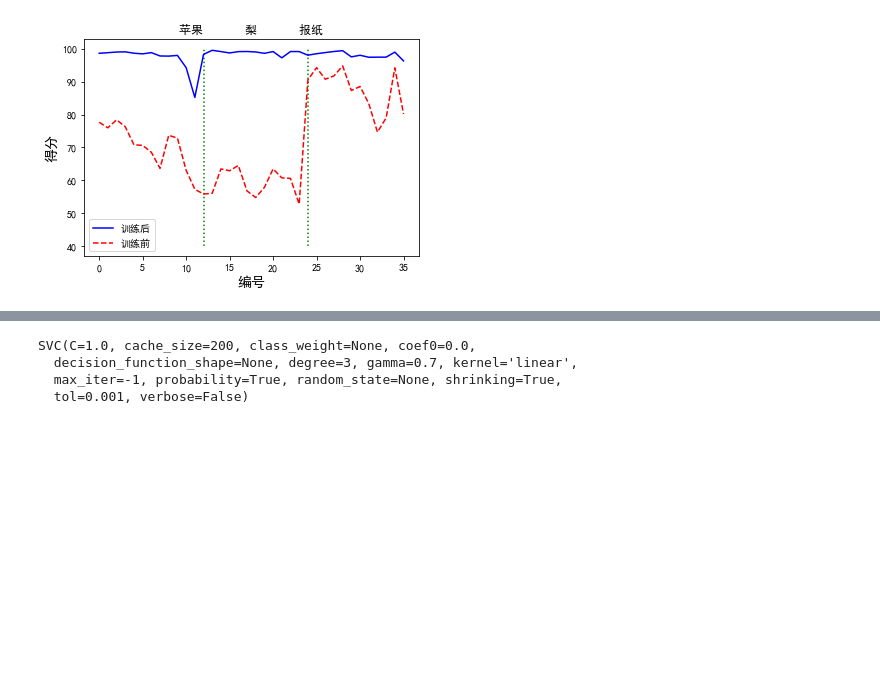
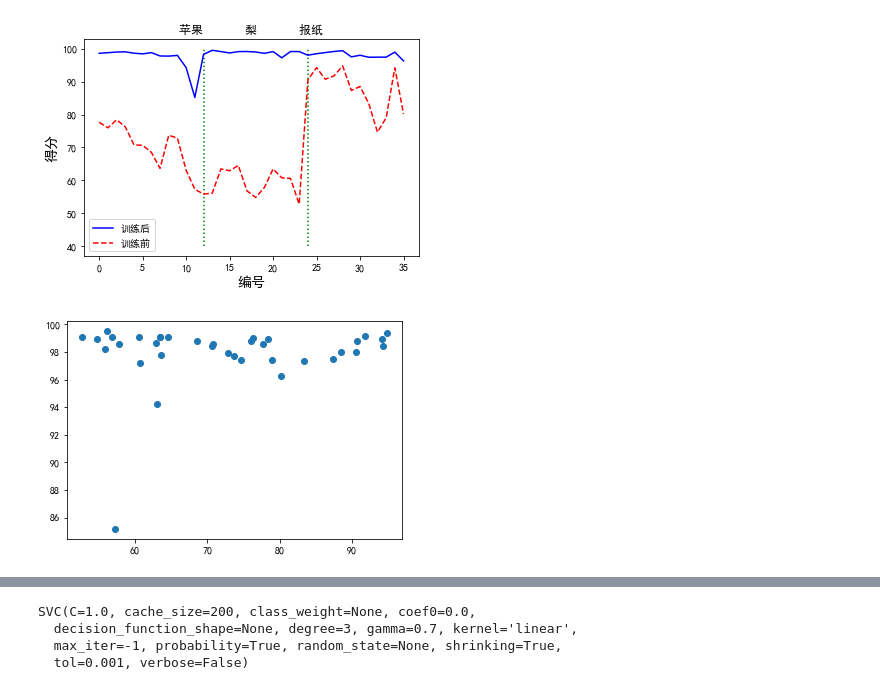
Before and after one commit to GZBlade/notebooks, a Jupyter notebook: practice/workout.ipynb, the cells around one changed output, grey strips where cells are left out. Cells and saved outputs as stored; diff of their text form; code cells hidden in the pictures; blank space fills up the shorter version.

```diff
--- a/practice/workout.ipynb
+++ b/practice/workout.ipynb
@@ -320,3 +327,8 @@ plt.legend()
 plt.show()
 # %% [output]
 [figure]
+# %%
+plt.scatter(before_score,after_score)
+plt.show()
+# %% [output]
+[figure, added]
```
Also changed, not shown: parts of 6 cells of this notebook.
